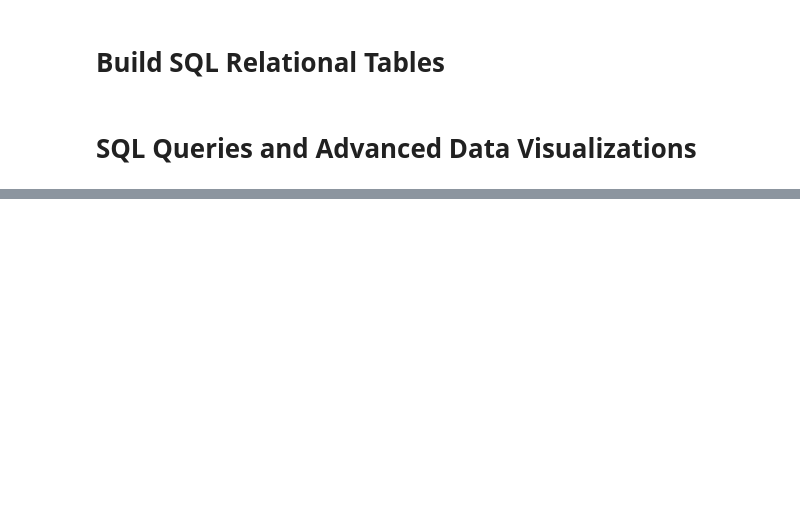
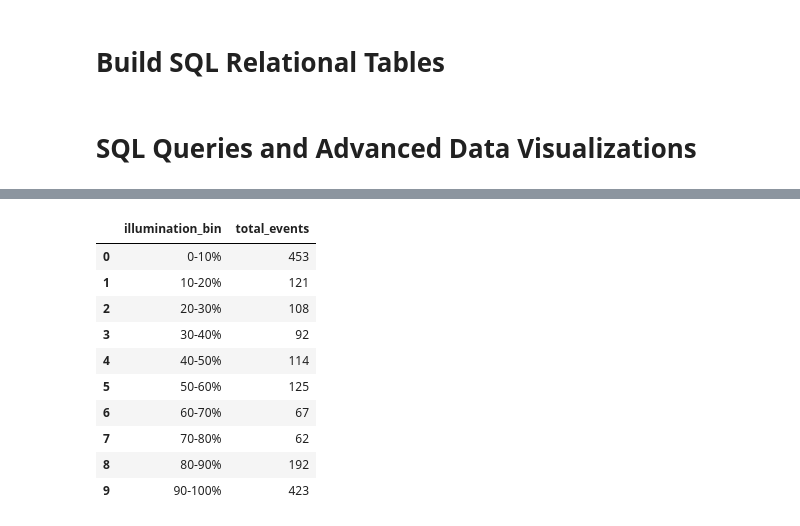
Before and after one commit to ashleyadehart/flash_floods_ky_2015_2025, a Jupyter notebook: notebooks/flash_floods_ky_2015_2025.ipynb, the cells around one changed output, grey strips where cells are left out. Cells and saved outputs as stored; diff of their text form; code cells hidden in the pictures; blank space fills up the shorter version.

```diff
--- a/notebooks/flash_floods_ky_2015_2025.ipynb
+++ b/notebooks/flash_floods_ky_2015_2025.ipynb
@@ -681,26 +1189,38 @@ result1
 # %%
 # Create a SQL query to examine patterns between flash flooding events and moon illumination percentage by creating bins of 10% increments (0-10%, 10-20%, ..., 90-100%) and counting the number of events that occurred within each bin
 query2 = """ SELECT
     CASE
         WHEN m.moon_illumination_pct >= 0 AND m.moon_illumination_pct <= 10 THEN '0-10%'
         WHEN m.moon_illumination_pct > 10 AND m.moon_illumination_pct <= 20 THEN '10-20%'
         WHEN m.moon_illumination_pct > 20 AND m.moon_illumination_pct <= 30 THEN '20-30%'
         WHEN m.moon_illumination_pct > 30 AND m.moon_illumination_pct <= 40 THEN '30-40%'
         WHEN m.moon_illumination_pct > 40 AND m.moon_illumination_pct <= 50 THEN '40-50%'
         WHEN m.moon_illumination_pct > 50 AND m.moon_illumination_pct <= 60 THEN '50-60%'
         WHEN m.moon_illumination_pct > 60 AND m.moon_illumination_pct <= 70 THEN '60-70%'
         WHEN m.moon_illumination_pct > 70 AND m.moon_illumination_pct <= 80 THEN '70-80%'
         WHEN m.moon_illumination_pct > 80 AND m.moon_illumination_pct <= 90 THEN '80-90%'
         WHEN m.moon_illumination_pct > 90 AND m.moon_illumination_pct <= 100 THEN '90-100%'
     END AS illumination_bin,
     COUNT(e.event_id) AS total_events
 FROM event_info e
-JOIN moon_sun_data m ON e.event_id = m.event_id
+INNER JOIN moon_sun_data m ON e.event_id = m.event_id
 GROUP BY illumination_bin
 ORDER BY illumination_bin;
 """
 result2 = pd.read_sql(query2, conn)
 result2
+# %% [output]
+|  | illumination_bin | total_events |
+| 0 | 0-10% | 453 |
+| 1 | 10-20% | 121 |
+| 2 | 20-30% | 108 |
+| 3 | 30-40% | 92 |
+| 4 | 40-50% | 114 |
+| 5 | 50-60% | 125 |
+| 6 | 60-70% | 67 |
+| 7 | 70-80% | 62 |
+| 8 | 80-90% | 192 |
+| 9 | 90-100% | 423 |
 # %%
 # Create a histogram to visualize the relationship between flash flooding events and moon illumination percentage using 10% bins
 import matplotlib.pyplot as plt
```
Also changed, not shown: parts of 53 cells of this notebook, 2 other files.
